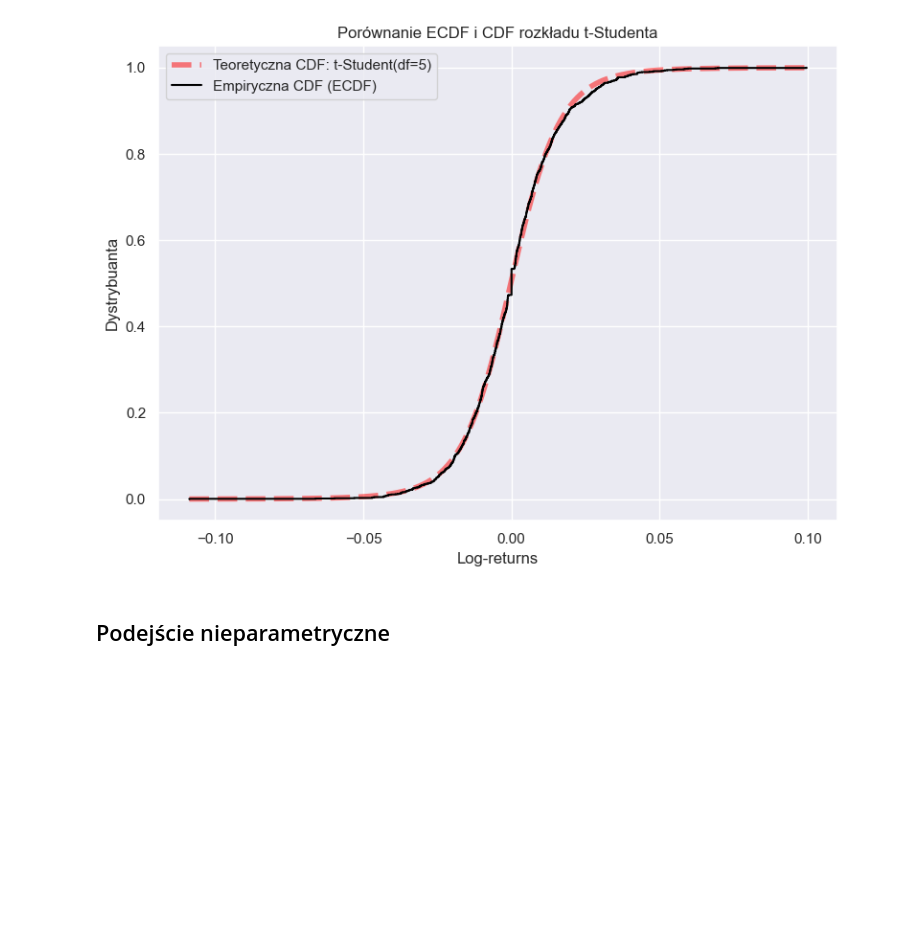
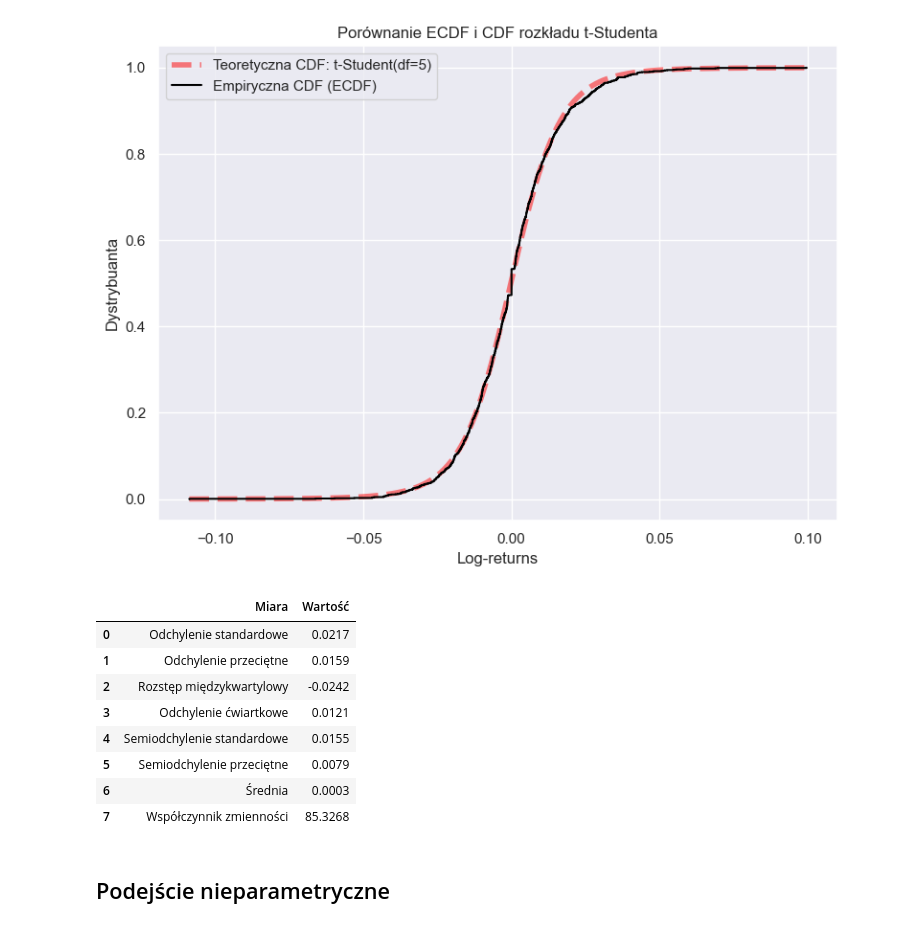
Before and after one commit to mathieuboro/nvidia_risk_management, a Jupyter notebook: projekt 2.ipynb, the cells around one changed output. Saved outputs shown, nothing was run; the diff lists cells and outputs as text; code cells hidden in the pictures; blank space fills up the shorter version.

```diff
--- a/projekt 2.ipynb
+++ b/projekt 2.ipynb
@@ -640,6 +671,19 @@ plt.tight_layout()
 plt.show()
 # %% [output]
 [figure]
+# %%
+simulated_data = st.t.rvs(d_f, loc=loc, scale=sc, size=N)
+parametry(simulated_data)
+# %% [output]
+|  | Miara | Wartość |
+| 0 | Odchylenie standardowe | 0.0217 |
+| 1 | Odchylenie przeciętne | 0.0159 |
+| 2 | Rozstęp międzykwartylowy | -0.0242 |
+| 3 | Odchylenie ćwiartkowe | 0.0121 |
+| 4 | Semiodchylenie standardowe | 0.0155 |
+| 5 | Semiodchylenie przeciętne | 0.0079 |
+| 6 | Średnia | 0.0003 |
+| 7 | Współczynnik zmienności | 85.3268 |
 # %% [markdown]
 ## Podejście nieparametryczne
 # %%
```
Also changed, not shown: parts of 23 cells of this notebook.
